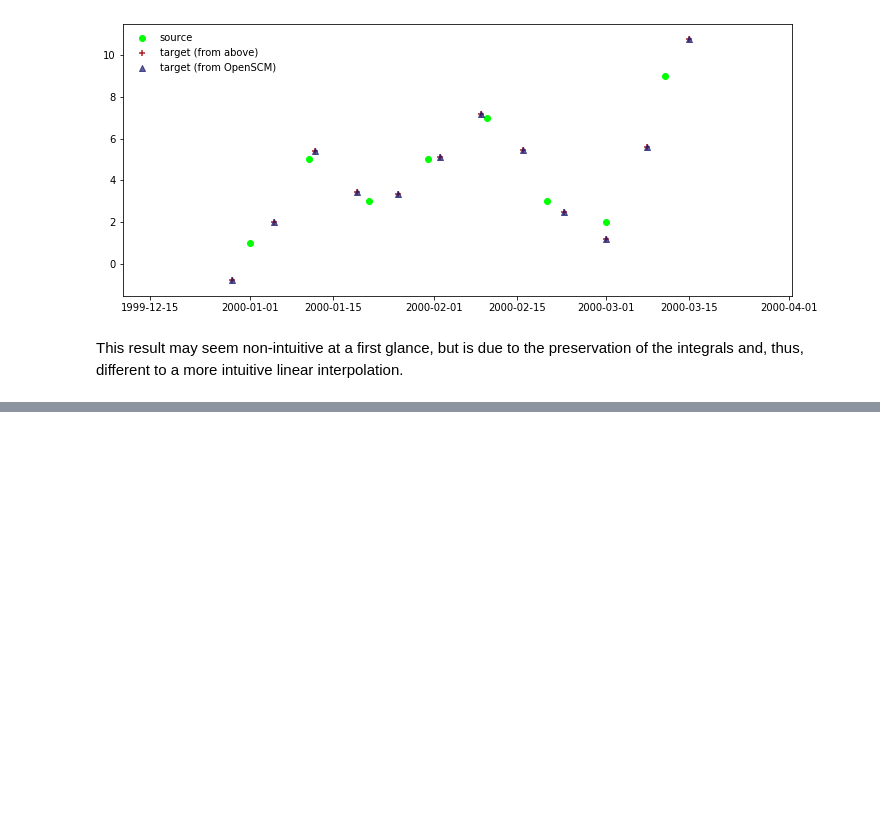
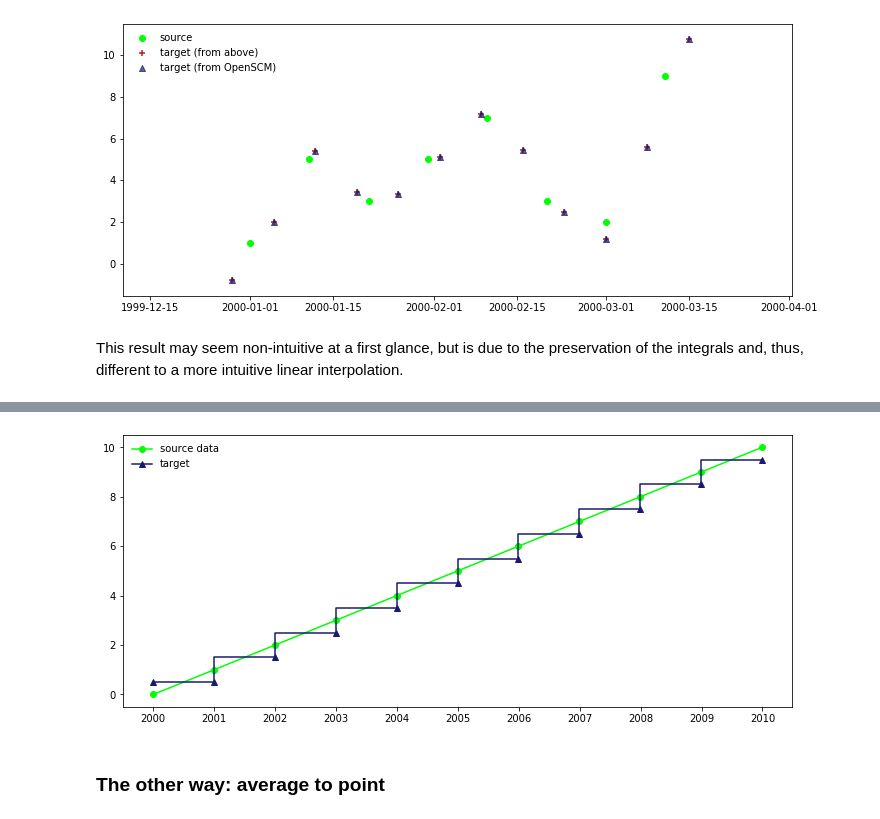
Before and after one commit to openscm/openscm, a Jupyter notebook: notebooks/timeseries-conversion.ipynb, the cells around one changed output, grey strips where cells are left out. Cells and saved outputs as stored; diff of their text form; code cells hidden in the pictures; blank space fills up the shorter version.

```diff
--- a/notebooks/timeseries-conversion.ipynb
+++ b/notebooks/timeseries-conversion.ipynb
@@ -566,0 +607,36 @@ This result may seem non-intuitive at a first glance, but is due to the preserva
+# %%
+target_times = create_time_points(
+    start_time=source_times[0],
+    period_length=source_period_length,
+    points_num=len(source_values) - 1,
+    timeseries_type=ParameterType.AVERAGE_TIMESERIES,
+)
+target_view = paras.timeseries(
+    ("Emissions", "N2O"),
+    "MtN2O / yr",
+    time_points=target_times,
+    timeseries_type=ParameterType.AVERAGE_TIMESERIES,
+)
+# %%
+fig = plt.figure(figsize=(12, 5))
+ax = fig.add_subplot(111)
+ax.plot(
+    source_times,
+    source_values,
+    marker=MARKER_1,
+    color=COLOUR_1,
+    label="source data",
+)
+plot_timeframe(
+    ax,
+    target_times,
+    target_view.values,
+    label="target",
+    marker=MARKER_2,
+    color=COLOUR_2,
+)
+ax.legend(frameon=False);
+# %% [output]
+[figure, added]
+# %% [markdown]
+### The other way: average to point
```
Also changed, not shown: parts of 9 cells of this notebook, 2 other files.
